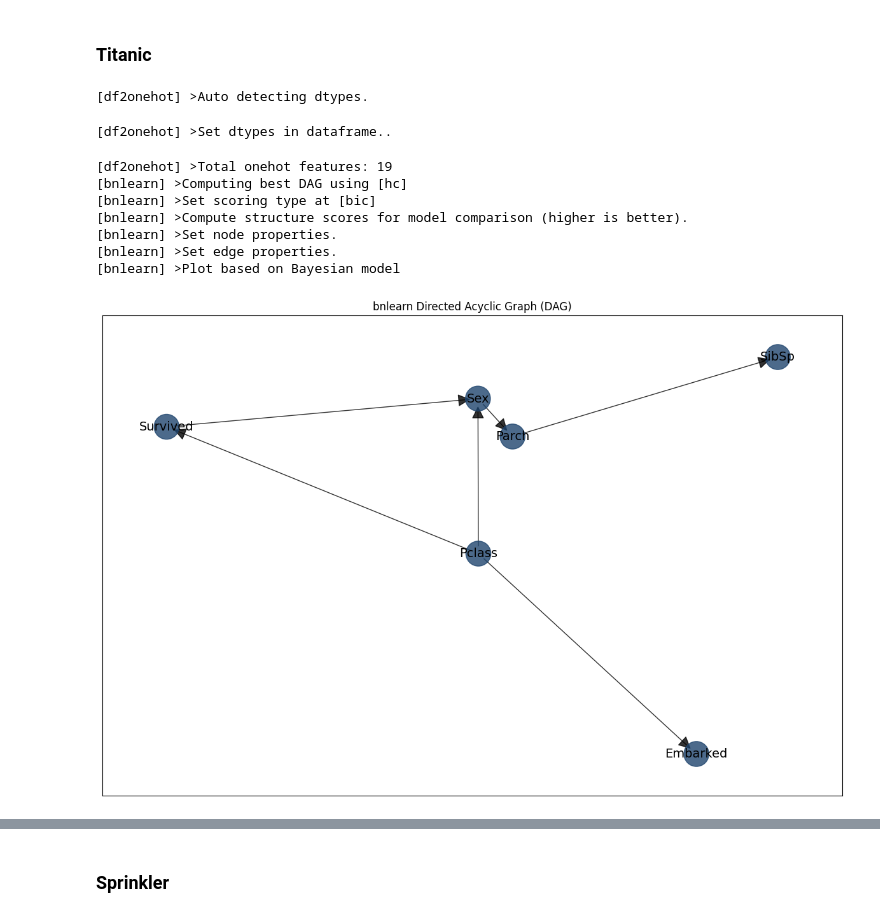
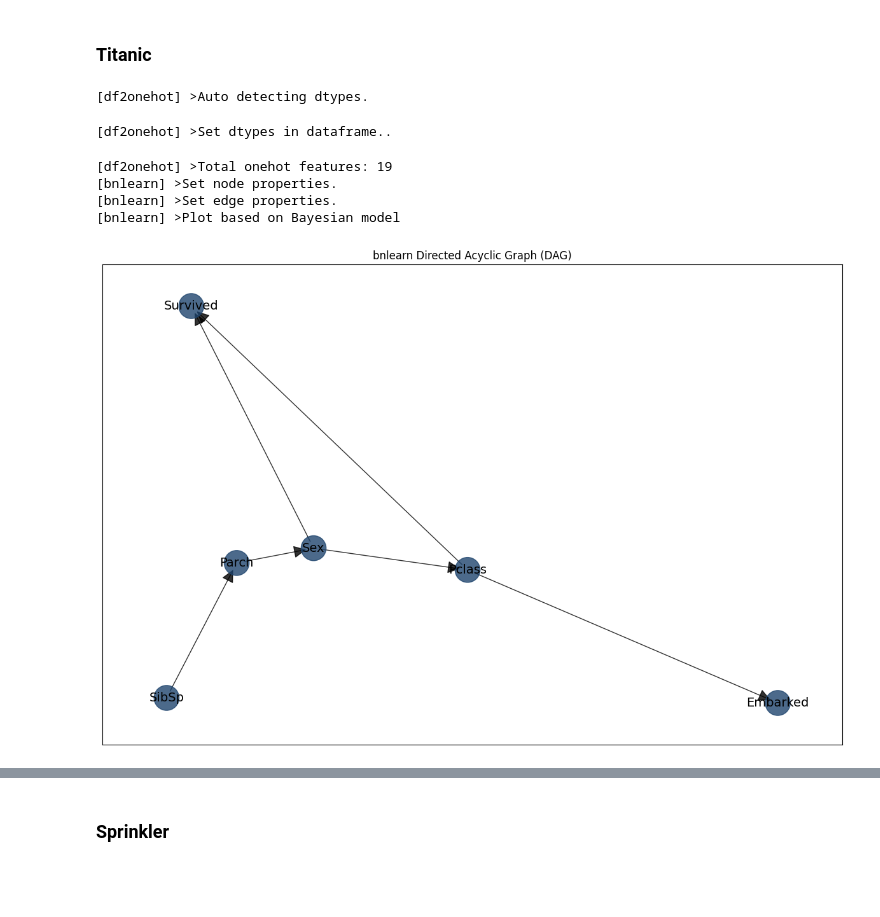
Before and after one commit to yashmaniya0/Markov-Equivalence-in-Bayesian-Networks, a Jupyter notebook: main.ipynb, the cells around one changed output, grey strips where cells are left out. Drawn from its saved outputs; the diff is of its cells as text; code cells hidden in the pictures; blank space fills up the shorter version.

```diff
--- a/main.ipynb
+++ b/main.ipynb
@@ -8,25 +9,22 @@ warnings.filterwarnings("ignore")
 # %%
 # Load titanic dataset containing mixed variables
 df_raw = bn.import_example(data='titanic')
 
 # Pre-processing of the input dataset
 dfhot, dfnum = bn.df2onehot(df_raw)
 
 # Structure learning
-DAG = bn.structure_learning.fit(dfnum)
+DAG = bn.structure_learning.fit(dfnum, verbose = 0)
 
 # Plot
 G = bn.plot(DAG)
 # %% [output]
 [df2onehot] >Auto detecting dtypes.
 [df2onehot] >Set dtypes in dataframe..
 [df2onehot] >Total onehot features: 19
-[bnlearn] >Computing best DAG using [hc]
-[bnlearn] >Set scoring type at [bic]
-[bnlearn] >Compute structure scores for model comparison (higher is better).
 [bnlearn] >Set node properties.
 [bnlearn] >Set edge properties.
 [bnlearn] >Plot based on Bayesian model
-[figure, old version]
+[figure, new version]
 # %%
 model = bn.parameter_learning.fit(DAG, dfnum)
```
Also changed, not shown: parts of 10 cells of this notebook.
